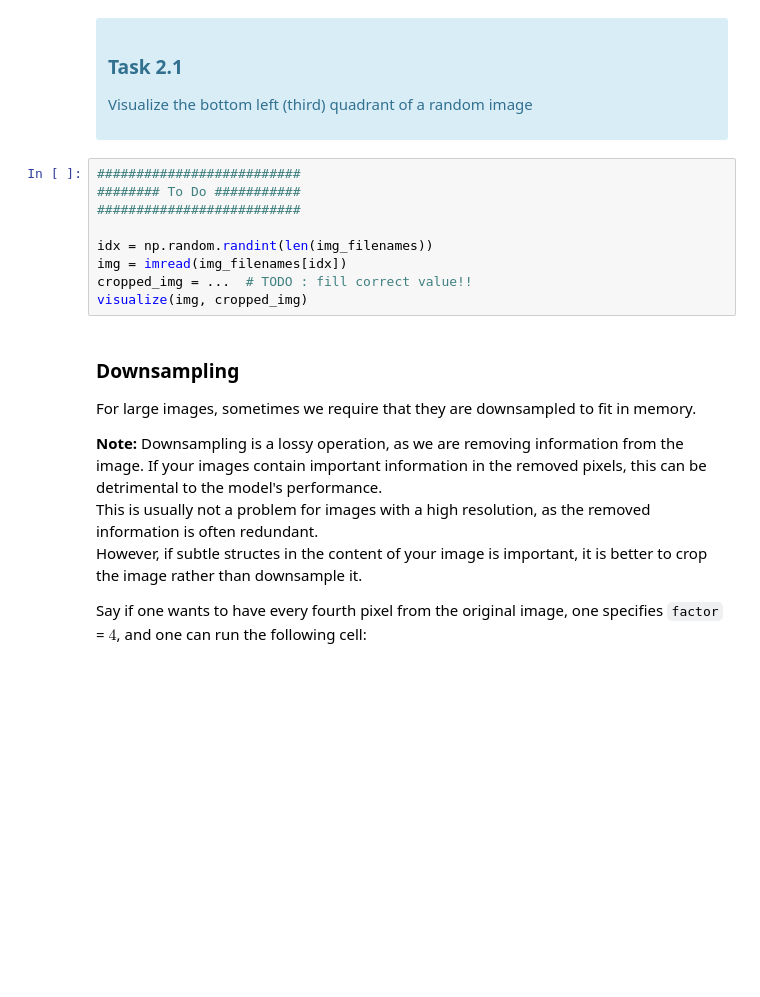
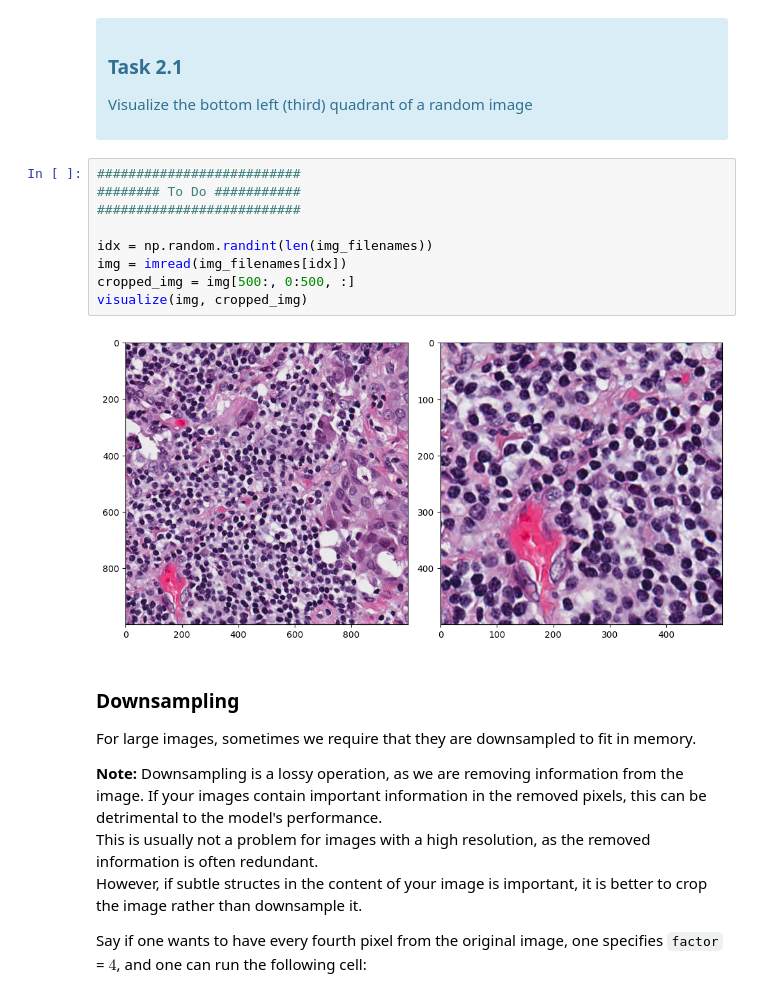
Before and after one commit to eleancr/Stuff, a Jupyter notebook: exercise.ipynb, the cells around one changed output. Drawn from its saved outputs; the diff is of its cells as text; blank space fills up the shorter version.

```diff
--- a/exercise.ipynb
+++ b/exercise.ipynb
@@ -370,12 +372,14 @@ Visualize the bottom left (third) quadrant of a random image
 # %%
 ##########################
 ######## To Do ###########
 ##########################
 
 idx = np.random.randint(len(img_filenames))
 img = imread(img_filenames[idx])
-cropped_img = ...  # TODO : fill correct value!!
+cropped_img = img[500:, 0:500, :]
 visualize(img, cropped_img)
+# %% [output]
+[figure, added]
 # %% [markdown]
 ### Downsampling
 
```
Also changed, not shown: parts of 1 cell of this notebook.
